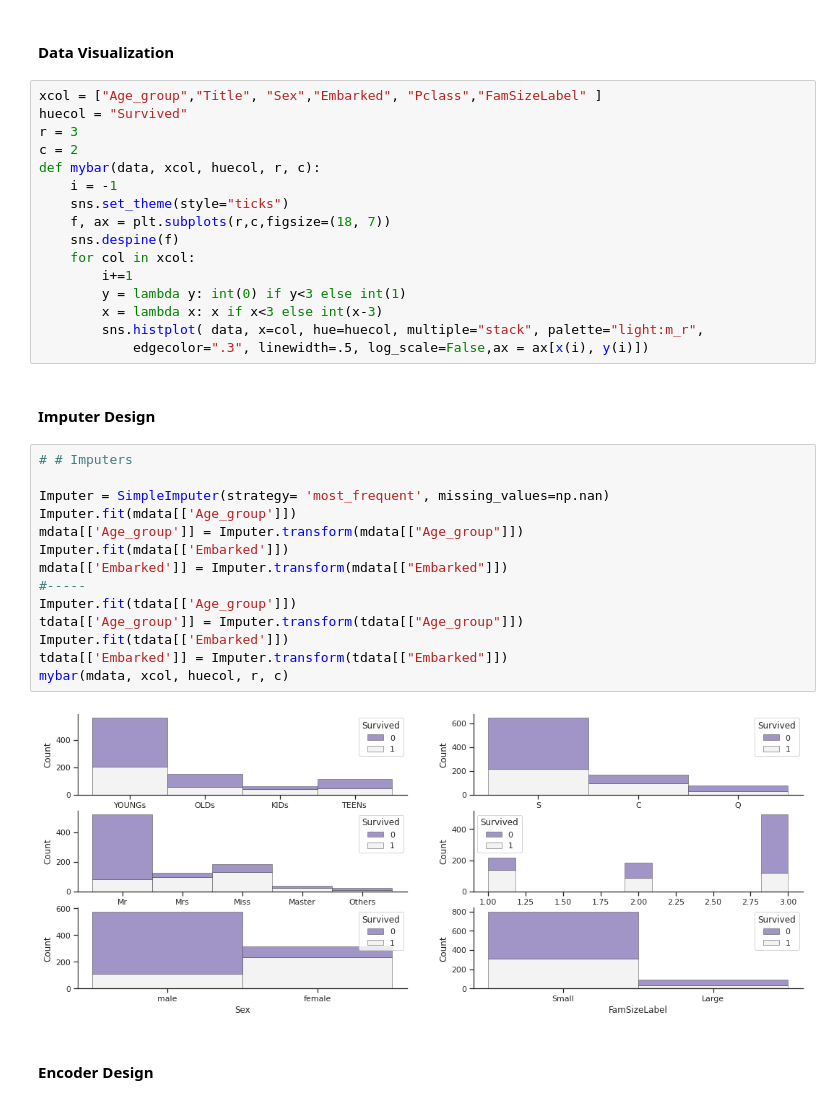
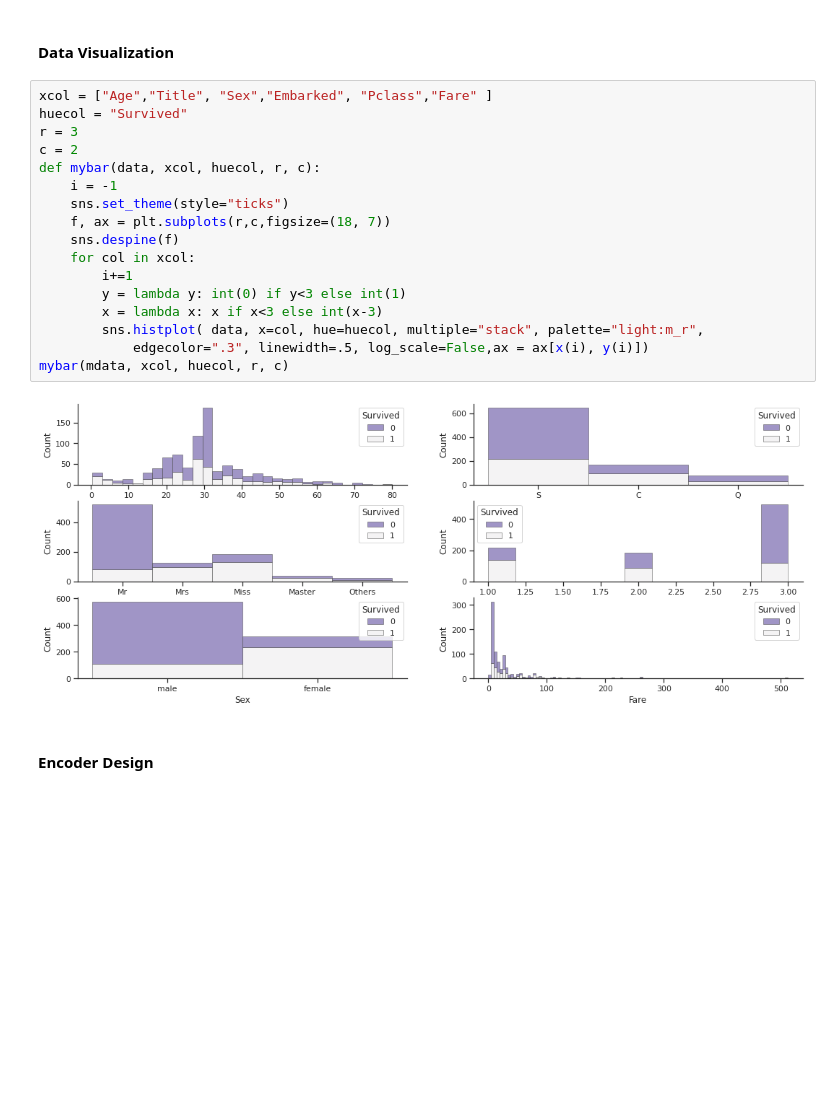
Before and after one commit to aqilxe/Kaggle-Titanic---Machine-Learning-from-Disaster, a Jupyter notebook: Titanic.ipynb, the cells around one changed output. Cells and saved outputs as stored; diff of their text form; blank space fills up the shorter version.

```diff
--- a/Titanic.ipynb
+++ b/Titanic.ipynb
@@ -129,40 +168,24 @@ mdata.head()
 <a class="anchor" id="DataVisualization"></a>
 #### **Data Visualization**
 # %%
-xcol = ["Age_group","Title", "Sex","Embarked", "Pclass","FamSizeLabel" ]
+xcol = ["Age","Title", "Sex","Embarked", "Pclass","Fare" ]
 huecol = "Survived"
 r = 3
 c = 2
 def mybar(data, xcol, huecol, r, c):
     i = -1
     sns.set_theme(style="ticks")
     f, ax = plt.subplots(r,c,figsize=(18, 7))
     sns.despine(f)
     for col in xcol:
         i+=1
         y = lambda y: int(0) if y<3 else int(1)
         x = lambda x: x if x<3 else int(x-3)
         sns.histplot( data, x=col, hue=huecol, multiple="stack", palette="light:m_r",
             edgecolor=".3", linewidth=.5, log_scale=False,ax = ax[x(i), y(i)])
+mybar(mdata, xcol, huecol, r, c)
+# %% [output]
+[figure, added]
-# %% [markdown]
-<a class="anchor" id="ImputerDesign"></a>
-#### **Imputer Design**
-# %%
-# # Imputers
-
-Imputer = SimpleImputer(strategy= 'most_frequent', missing_values=np.nan)
-Imputer.fit(mdata[['Age_group']])
-mdata[['Age_group']] = Imputer.transform(mdata[["Age_group"]])
-Imputer.fit(mdata[['Embarked']])
-mdata[['Embarked']] = Imputer.transform(mdata[["Embarked"]])
-#-----
-Imputer.fit(tdata[['Age_group']])
-tdata[['Age_group']] = Imputer.transform(tdata[["Age_group"]])
-Imputer.fit(tdata[['Embarked']])
-tdata[['Embarked']] = Imputer.transform(tdata[["Embarked"]])
-mybar(mdata, xcol, huecol, r, c)
-# %% [output]
-[figure, removed]
 # %% [markdown]
 <a class="anchor" id="EncoderDesign"></a>
 #### **Encoder Design**
```
Also changed, not shown: parts of 18 cells of this notebook.
